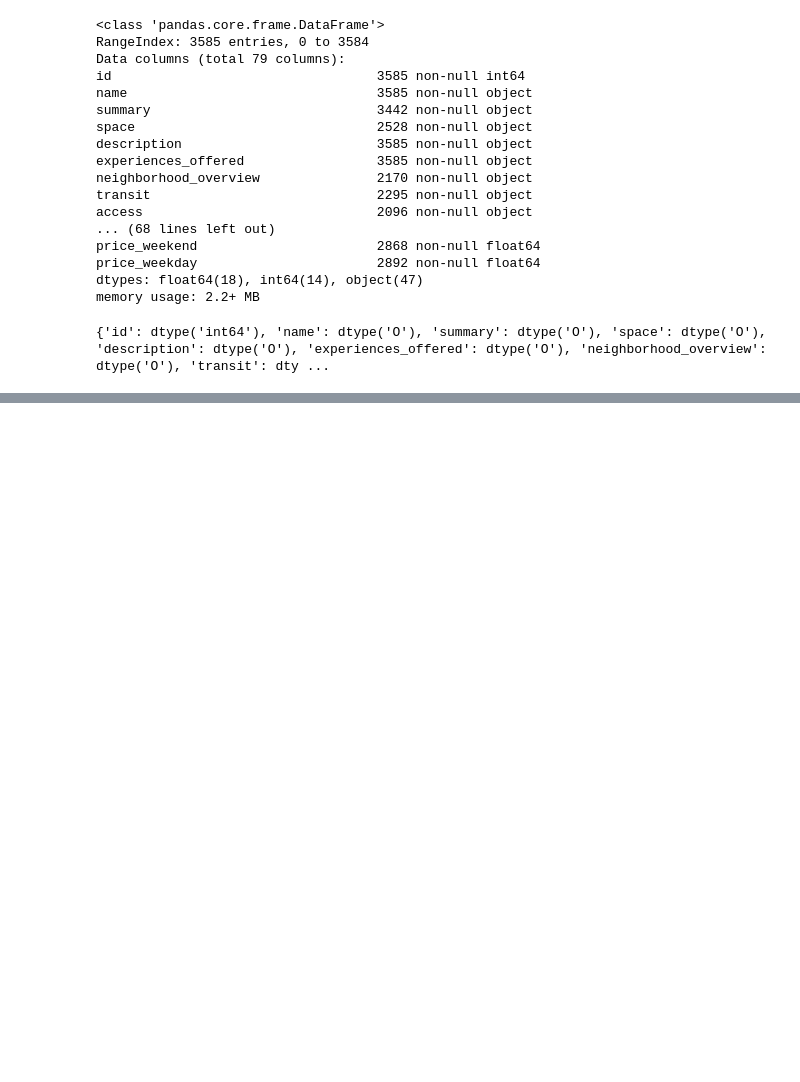
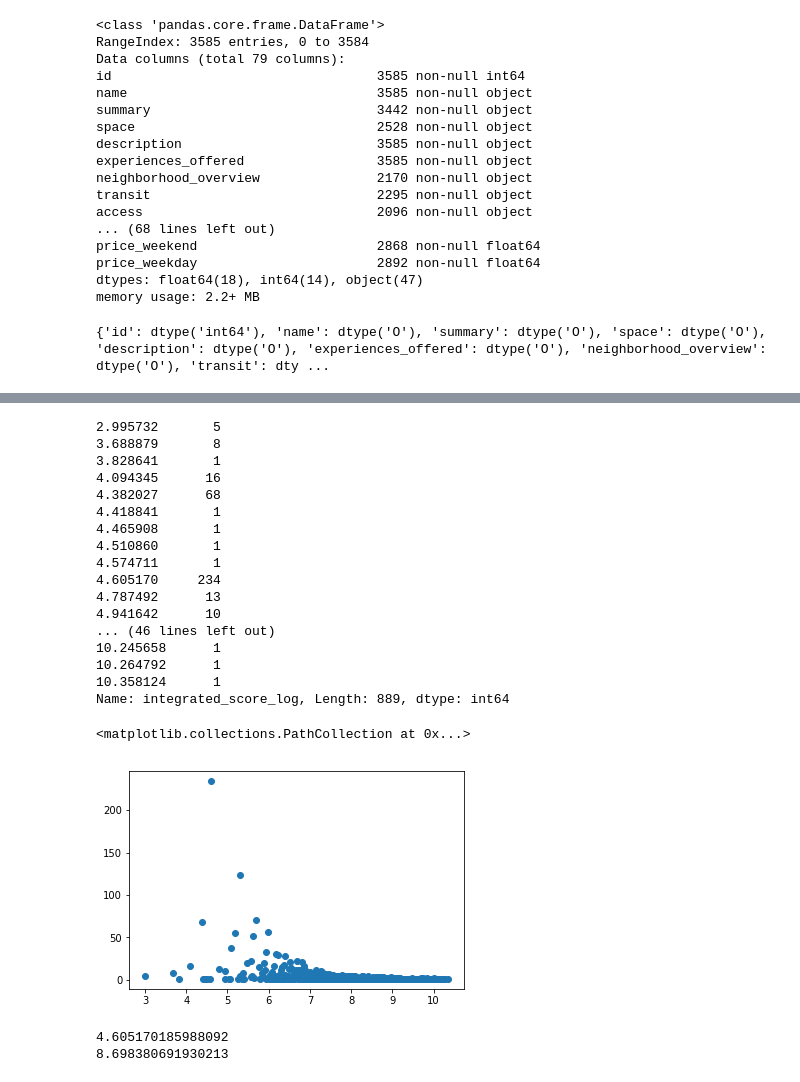
Before and after one commit to dalpengholic/Udacity_Boston-AirBNB-Data, a Jupyter notebook: p4_Boston_AirBnB_with CRISP-DM.ipynb, the cells around one changed output, grey strips where cells are left out. Saved outputs shown, nothing was run; the diff lists cells and outputs as text; code cells hidden in the pictures; blank space fills up the shorter version.

```diff
--- a/p4_Boston_AirBnB_with CRISP-DM.ipynb
+++ b/p4_Boston_AirBnB_with CRISP-DM.ipynb
@@ -481,0 +592,4 @@ for i,j in zip(tmp,tmp1):
+# %%
+df_listing_modi3['integrated_score'] = df_listing_modi3['review_scores_rating']*df_listing_modi3['number_of_reviews']
+df_listing_modi3['integrated_score_log'] = np.log(df_listing_modi3['integrated_score'] )
+df_listing_modi3.head()
@@ -481,0 +603,29 @@ for i,j in zip(tmp,tmp1):
+# %%
+print(df_listing_modi3.integrated_score_log.value_counts().sort_index())
+plt.scatter(df_listing_modi3.integrated_score_log.value_counts().sort_index().index, df_listing_modi3.integrated_score_log.value_counts().sort_index().values)
+# %% [output]
+2.995732       5
+3.688879       8
+3.828641       1
+4.094345      16
+4.382027      68
+4.418841       1
+4.465908       1
+4.510860       1
+4.574711       1
+4.605170     234
+4.787492      13
+4.941642      10
+... (46 lines left out)
+10.245658      1
+10.264792      1
+10.358124      1
+Name: integrated_score_log, Length: 889, dtype: int64
+<matplotlib.collections.PathCollection at 0x...>
+[figure, added]
+# %%
+print(df_listing_modi3.integrated_score_log.quantile(0.1))
+print(df_listing_modi3.integrated_score_log.quantile(0.9))
+# %% [output]
+4.605170185988092
+8.698380691930213
```
Also changed, not shown: parts of 33 cells of this notebook.
